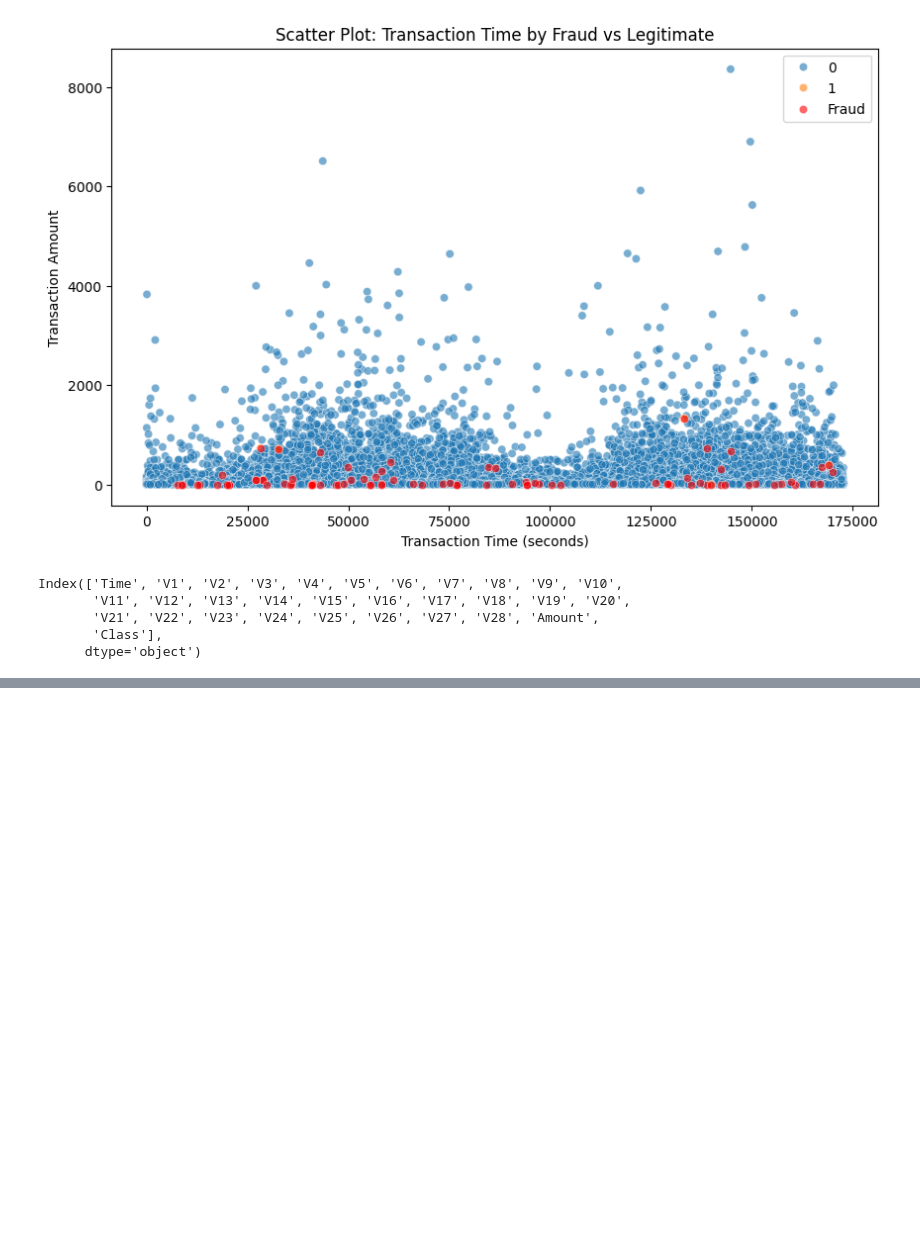
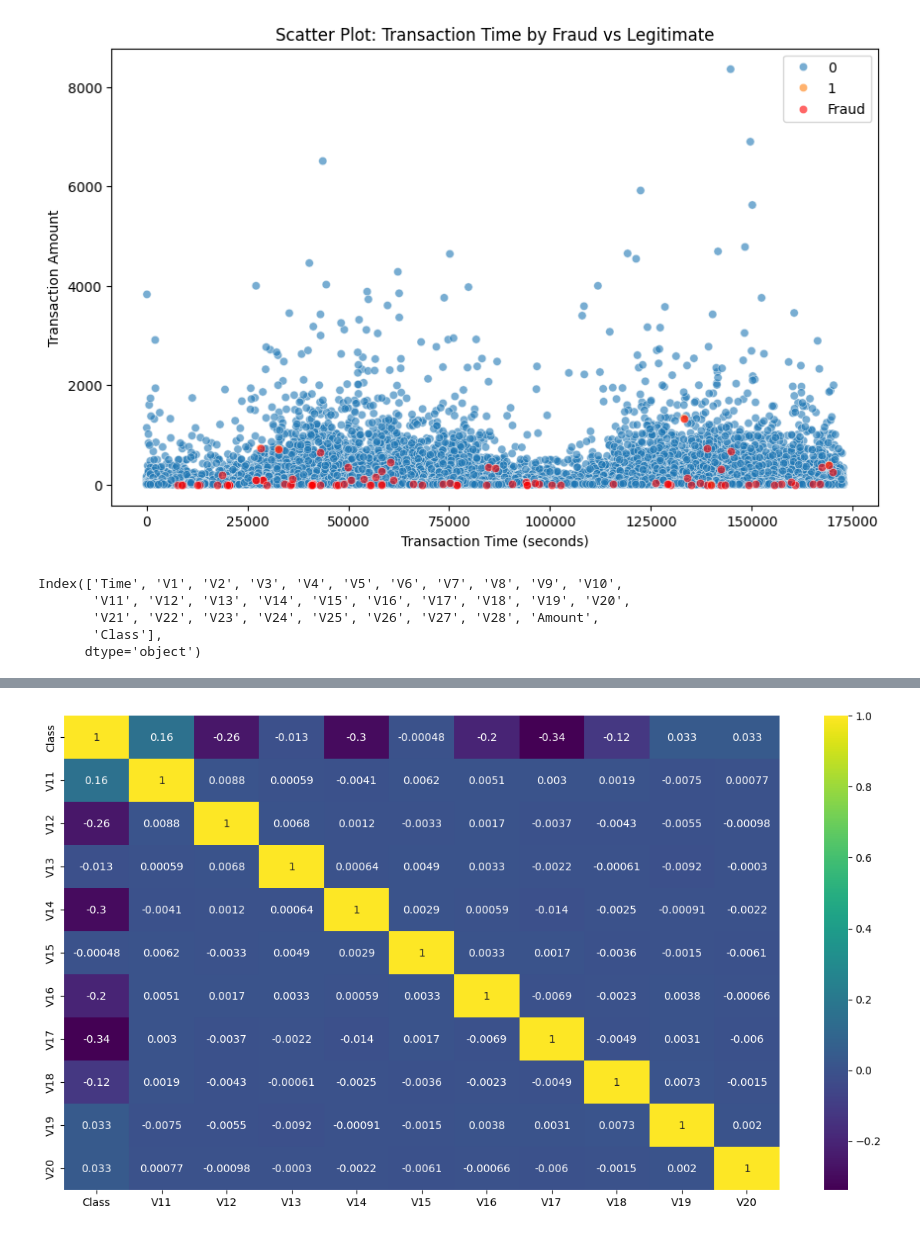
Before and after one commit to Parth-M-M/Rnw, a Jupyter notebook: algorithms/Superviced learning/practical exam/practicalexam.ipynb, the cells around one changed output, grey strips where cells are left out. Saved outputs shown, nothing was run; the diff lists cells and outputs as text; code cells hidden in the pictures; blank space fills up the shorter version.

```diff
--- a/algorithms/Superviced learning/practical exam/practicalexam.ipynb
+++ b/algorithms/Superviced learning/practical exam/practicalexam.ipynb
@@ -128,0 +128,7 @@ KeyboardInterrupt:
+# %%
+selected_cols = ['Class','V11', 'V12', 'V13', 'V14', 'V15', 'V16', 'V17', 'V18', 'V19', 'V20']
+plt.figure(figsize=(15, 8))
+sns.heatmap(df_sampled[selected_cols].corr(), annot=True, cmap='viridis')
+plt.show()
+# %% [output]
+[figure, added]
```
Also changed, not shown: parts of 9 cells of this notebook.
